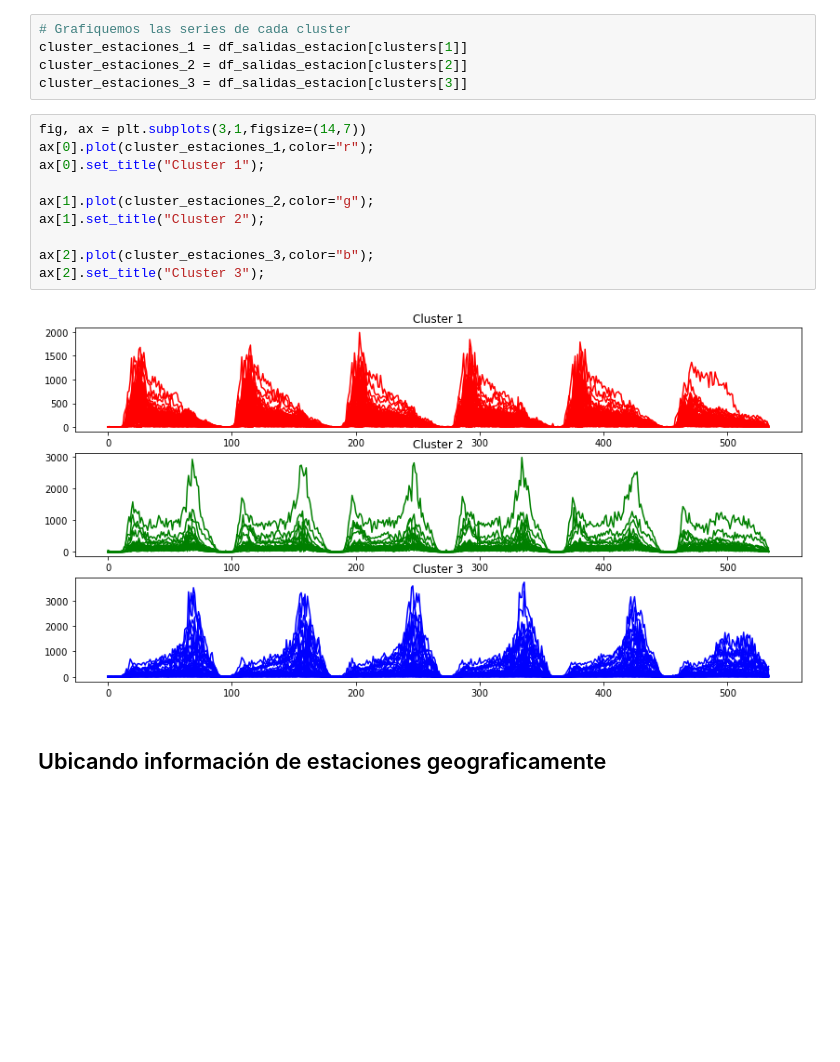
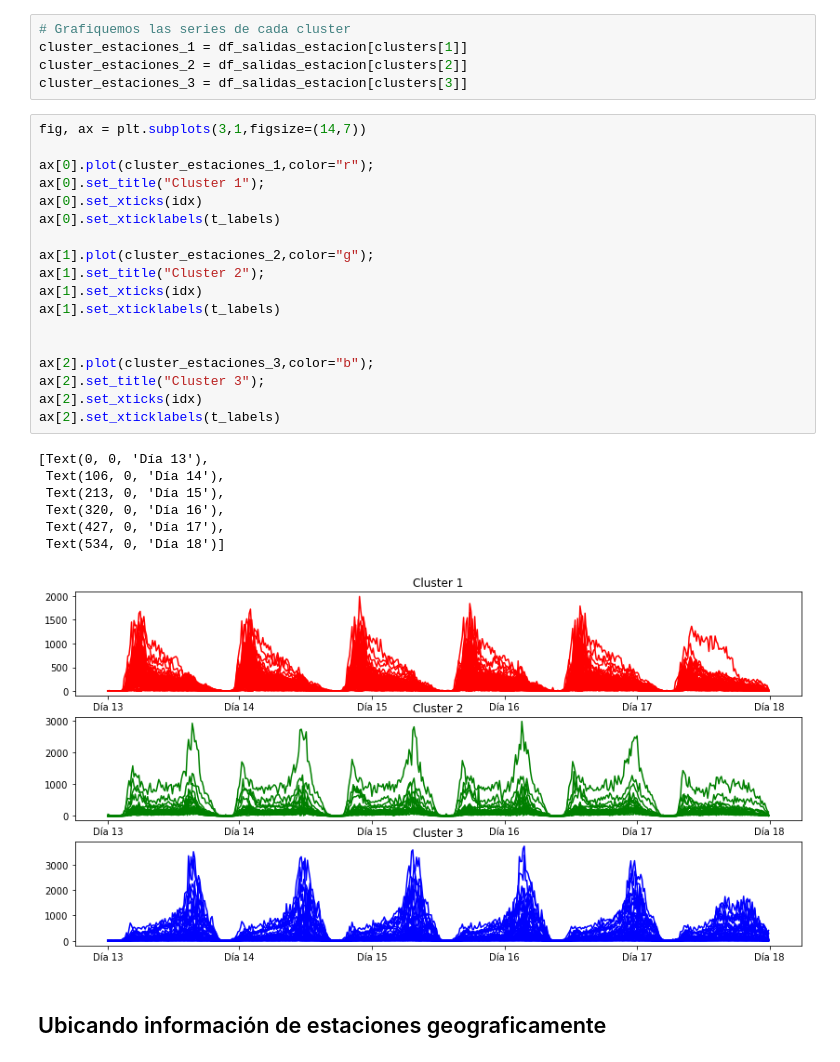
Before and after one commit to juanksRuiz/Transmilenio_DATA, a Jupyter notebook: Analisis de salidas estacion TM enero a abril 2020.ipynb, the cells around one changed output. Saved outputs shown, nothing was run; the diff lists cells and outputs as text; blank space fills up the shorter version.

```diff
--- a/Analisis de salidas estacion TM enero a abril 2020.ipynb
+++ b/Analisis de salidas estacion TM enero a abril 2020.ipynb
@@ -700,16 +700,30 @@ cluster_estaciones_2 = df_salidas_estacion[clusters[2]]
 cluster_estaciones_3 = df_salidas_estacion[clusters[3]]
 # %%
 fig, ax = plt.subplots(3,1,figsize=(14,7))
+
 ax[0].plot(cluster_estaciones_1,color="r");
 ax[0].set_title("Cluster 1");
+ax[0].set_xticks(idx)
+ax[0].set_xticklabels(t_labels)
 
 ax[1].plot(cluster_estaciones_2,color="g");
 ax[1].set_title("Cluster 2");
+ax[1].set_xticks(idx)
+ax[1].set_xticklabels(t_labels)
+
 
 ax[2].plot(cluster_estaciones_3,color="b");
 ax[2].set_title("Cluster 3");
+ax[2].set_xticks(idx)
+ax[2].set_xticklabels(t_labels)
 # %% [output]
+[Text(0, 0, 'Día 13'),
+ Text(106, 0, 'Día 14'),
+ Text(213, 0, 'Día 15'),
+ Text(320, 0, 'Día 16'),
+ Text(427, 0, 'Día 17'),
+ Text(534, 0, 'Día 18')]
-[figure, old version]
+[figure, new version]
 # %% [markdown]
 ## Ubicando información de estaciones geograficamente
 # %%
```
Also changed, not shown: parts of 21 cells of this notebook.
